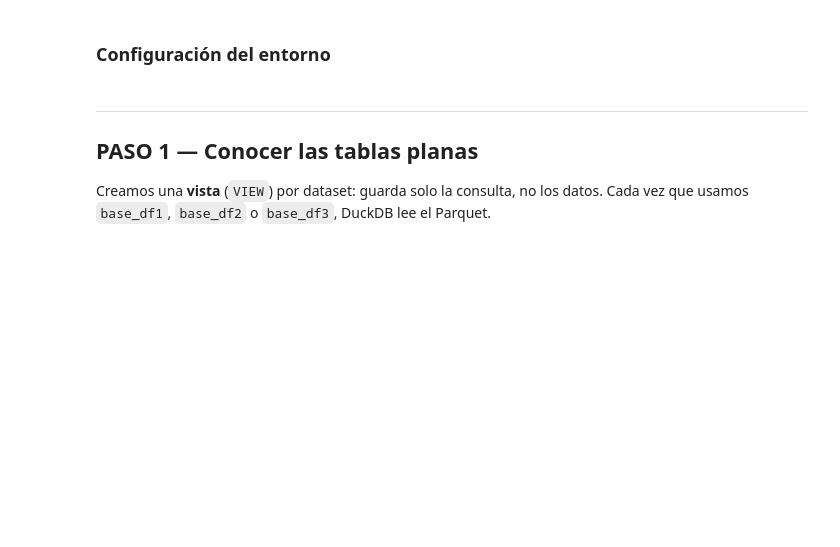
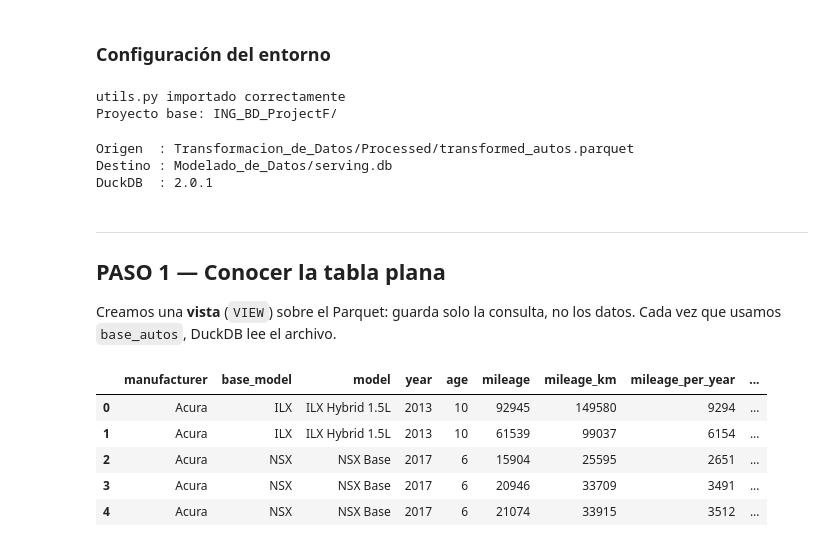
Before and after one commit to luispardave/ING_BD_ProjectF, a Jupyter notebook: Codigos/MODELADO.ipynb, the cells around one changed output. Saved outputs shown, nothing was run; the diff lists cells and outputs as text; code cells hidden in the pictures; blank space fills up the shorter version.

```diff
--- a/Codigos/MODELADO.ipynb
+++ b/Codigos/MODELADO.ipynb
@@ -34,54 +24,65 @@ import sys
 import os
 sys.path.append(os.path.abspath('../Utilidades'))   # el notebook se ejecuta desde Codigos/
 
-from utils import PROYECTO_BASE, PROCESSED_PATH, MODELADO_PATH, SERVING_DB, ver_serving
+from utils import (
+    PROYECTO_BASE, PROCESSED_PATH, TRANSFORMACION_LOGS, MODELADO_PATH, SERVING_DB,
+    MODELADO_REPORTES_PATH, ver_serving, tamano_mb, ruta_relativa
+)
 
 print()
 print('utils.py importado correctamente')
+print(f'Proyecto base: {os.path.basename(PROYECTO_BASE)}/')
 print()
+# %% [output]
+utils.py importado correctamente
+Proyecto base: ING_BD_ProjectF/
 # %%
 # ── Librerías, rutas y conexión ────────────────────────────────────────────
 
-import os
+import json
 import duckdb
 import pandas as pd
 
 pd.set_option('display.max_columns', None)
 
+ETIQUETA       = 'autos'
+PARQUET_ORIGEN = f'{PROCESSED_PATH}/transformed_{ETIQUETA}.parquet'           # origen: capa TRANSFORMED
+LINEAGE_PATH   = f'{TRANSFORMACION_LOGS}/lineage_transformed_{ETIQUETA}.json'  # roles de las columnas
+VALIDACION_CSV = f'{MODELADO_REPORTES_PATH}/validacion_serving_{ETIQUETA}.csv'
 
-# Origen: la capa TRANSFORMED (Unidad 2)
-PARQUET_DF1 = f'{PROCESSED_PATH}/transformed_vg_ventas_ratings.parquet'
-PARQUET_DF2 = f'{PROCESSED_PATH}/transformed_vg_global_codificado.parquet'
-PARQUET_DF3 = f'{PROCESSED_PATH}/transformed_raw_vg_engagement.parquet'
+os.makedirs(MODELADO_PATH, exist_ok=True)
+os.makedirs(MODELADO_REPORTES_PATH, exist_ok=True)
 
-# Destino: la capa SERVING (MODELADO_PATH y SERVING_DB vienen de utils.py)
-os.makedirs(MODELADO_PATH, exist_ok=True)
-
-
-# Si serving.db no existe, DuckDB lo crea
-con = duckdb.connect(SERVING_DB)
+con = duckdb.connect(SERVING_DB)                    # si serving.db no existe, DuckDB lo crea
 
 print()
-print(f'Origen df1 : {PARQUET_DF1}')
-print(f'Origen df2 : {PARQUET_DF2}')
-print(f'Origen df3 : {PARQUET_DF3}')
-print(f'Destino    : {SERVING_DB}')
+print(f'Origen  : {ruta_relativa(PARQUET_ORIGEN)}')
+print(f'Destino : {ruta_relativa(SERVING_DB)}')
+print(f'DuckDB  : {duckdb.__version__}')
 print()
+# %% [output]
+Origen  : Transformacion_de_Datos/Processed/transformed_autos.parquet
+Destino : Modelado_de_Datos/serving.db
+DuckDB  : 2.0.1
 # %% [markdown]
 ---
-## PASO 1 — Conocer las tablas planas
+## PASO 1 — Conocer la tabla plana
 
-Creamos una **vista** (`VIEW`) por dataset: guarda solo la consulta, no los datos. Cada vez que usamos `base_df1`, `base_df2` o `base_df3`, DuckDB lee el Parquet.
+Creamos una **vista** (`VIEW`) sobre el Parquet: guarda solo la consulta, no los datos. Cada vez que usamos `base_autos`, DuckDB lee el archivo.
 # %%
-# ── Vistas sobre los Parquet ───────────────────────────────────────────────
+# ── Vista sobre el Parquet ─────────────────────────────────────────────────
 
-for vista, parquet in [('base_df1', PARQUET_DF1),
-                       ('base_df2', PARQUET_DF2),
-                       ('base_df3', PARQUET_DF3)]:
-    con.execute(f'''
-        CREATE OR REPLACE VIEW {vista} AS
-        SELECT * FROM read_parquet('{parquet}')
-    ''')
+con.execute(f'''
+    CREATE OR REPLACE VIEW base_autos AS
+    SELECT * FROM read_parquet('{PARQUET_ORIGEN}')
+''')
 
-con.sql('SELECT * FROM base_df1 LIMIT 5').df()
+con.sql('SELECT * FROM base_autos LIMIT 5').df()
+# %% [output]
+|  | manufacturer | base_model | model | year | age | mileage | mileage_km | mileage_per_year | ... |
+| 0 | Acura | ILX | ILX Hybrid 1.5L | 2013 | 10 | 92945 | 149580 | 9294 | ... |
+| 1 | Acura | ILX | ILX Hybrid 1.5L | 2013 | 10 | 61539 | 99037 | 6154 | ... |
+| 2 | Acura | NSX | NSX Base | 2017 | 6 | 15904 | 25595 | 2651 | ... |
+| 3 | Acura | NSX | NSX Base | 2017 | 6 | 20946 | 33709 | 3491 | ... |
+| 4 | Acura | NSX | NSX Base | 2017 | 6 | 21074 | 33915 | 3512 | ... |
 # %%
```
Also changed, not shown: parts of 85 cells of this notebook, 4 other files.
